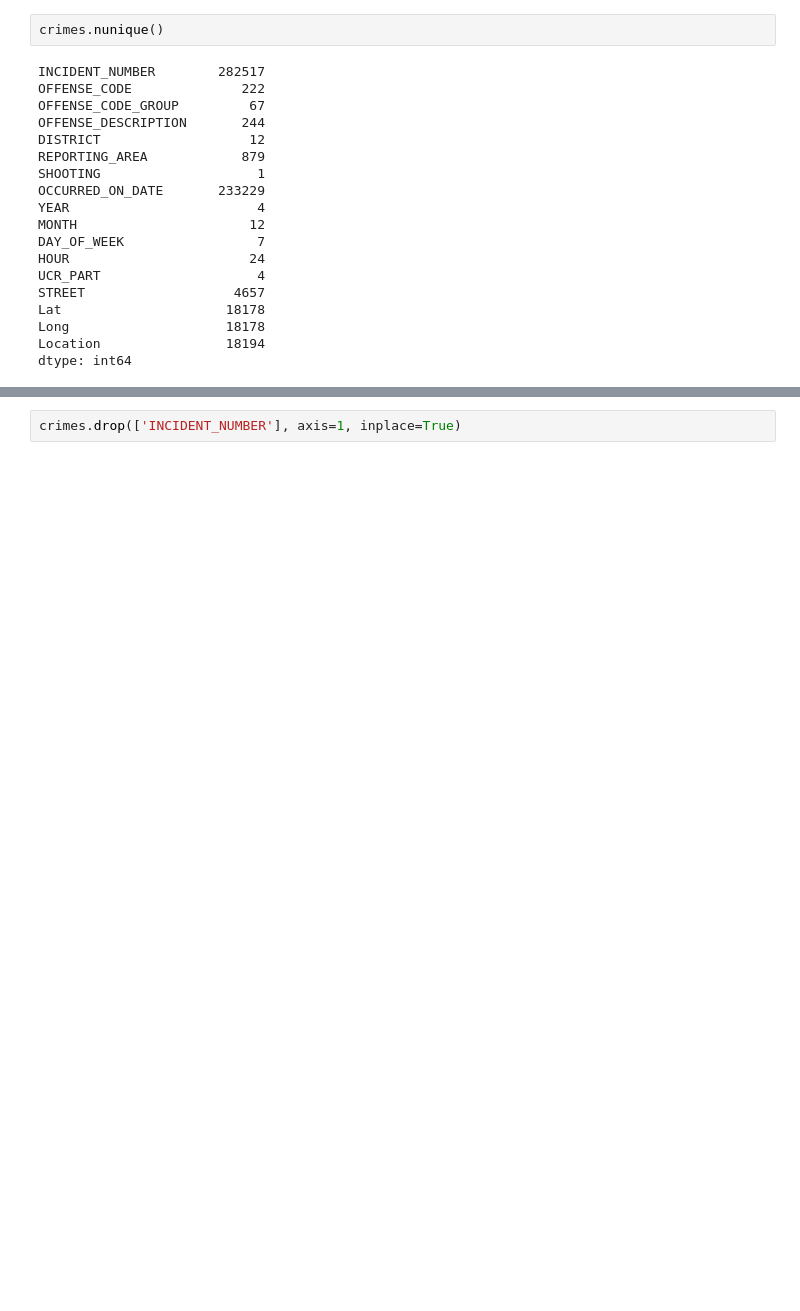
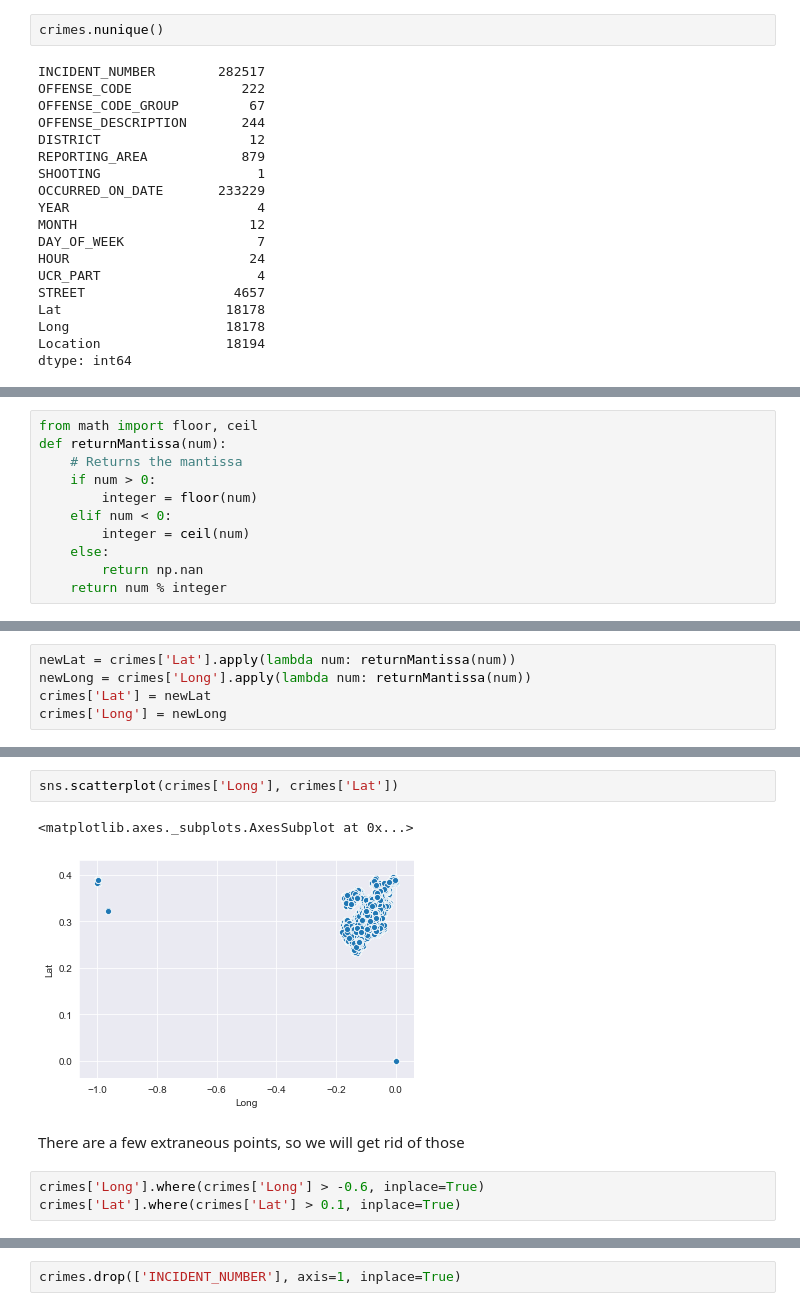
Before and after one commit to psaunderualberta/DataScienceProjects, a Jupyter notebook: Crimes in Boston.ipynb, the cells around one changed output, grey strips where cells are left out. Saved outputs shown, nothing was run; the diff lists cells and outputs as text; blank space fills up the shorter version.

Commit message:
Boston Crimes, working on crimes / hr.

```diff
--- a/Crimes in Boston.ipynb
+++ b/Crimes in Boston.ipynb
@@ -132,0 +119,11 @@ Name: OFFENSE_CODE_GROUP, dtype: int64
+# %%
+from math import floor, ceil
+def returnMantissa(num):
+    # Returns the mantissa
+    if num > 0:
+        integer = floor(num)
+    elif num < 0:
+        integer = ceil(num)
+    else:
+        return np.nan
+    return num % integer
@@ -132,0 +135,5 @@ Name: OFFENSE_CODE_GROUP, dtype: int64
+# %%
+newLat = crimes['Lat'].apply(lambda num: returnMantissa(num))
+newLong = crimes['Long'].apply(lambda num: returnMantissa(num))
+crimes['Lat'] = newLat
+crimes['Long'] = newLong
@@ -132,0 +149,10 @@ Name: OFFENSE_CODE_GROUP, dtype: int64
+# %%
+sns.scatterplot(crimes['Long'], crimes['Lat'])
+# %% [output]
+<matplotlib.axes._subplots.AxesSubplot at 0x...>
+[figure, added]
+# %% [markdown]
+There are a few extraneous points, so we will get rid of those
+# %%
+crimes['Long'].where(crimes['Long'] > -0.6, inplace=True)
+crimes['Lat'].where(crimes['Lat'] > 0.1, inplace=True)
```
Also changed, not shown: parts of 28 cells of this notebook.
